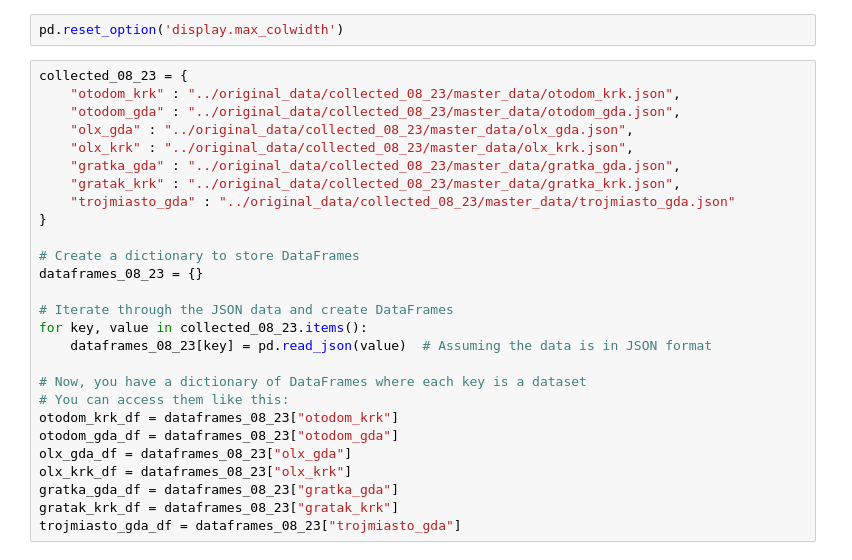
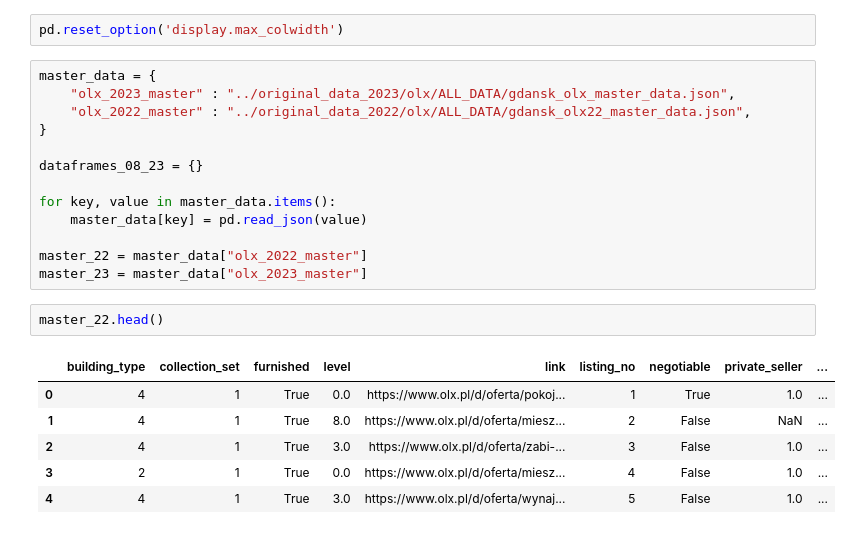
Before and after one commit to Mateusz-Matejko/masters_thesis, a Jupyter notebook: project/data_prepocessing/olx_process.ipynb, the cells around one changed output. Saved outputs shown, nothing was run; the diff lists cells and outputs as text.

```diff
--- a/project/data_prepocessing/olx_process.ipynb
+++ b/project/data_prepocessing/olx_process.ipynb
@@ -6,30 +7,25 @@ import re
 # pd.set_option('display.max_colwidth', None)
 # %%
 pd.reset_option('display.max_colwidth')
-# %%
-collected_08_23 = {
-    "otodom_krk" : "../original_data/collected_08_23/master_data/otodom_krk.json",
-    "otodom_gda" : "../original_data/collected_08_23/master_data/otodom_gda.json",
-    "olx_gda" : "../original_data/collected_08_23/master_data/olx_gda.json",
-    "olx_krk" : "../original_data/collected_08_23/master_data/olx_krk.json",
-    "gratka_gda" : "../original_data/collected_08_23/master_data/gratka_gda.json",
-    "gratak_krk" : "../original_data/collected_08_23/master_data/gratka_krk.json",
-    "trojmiasto_gda" : "../original_data/collected_08_23/master_data/trojmiasto_gda.json"
-}
-
-# Create a dictionary to store DataFrames
-dataframes_08_23 = {}
-
-# Iterate through the JSON data and create DataFrames
-for key, value in collected_08_23.items():
-    dataframes_08_23[key] = pd.read_json(value)  # Assuming the data is in JSON format
-
-# Now, you have a dictionary of DataFrames where each key is a dataset
-# You can access them like this:
-otodom_krk_df = dataframes_08_23["otodom_krk"]
-otodom_gda_df = dataframes_08_23["otodom_gda"]
-olx_gda_df = dataframes_08_23["olx_gda"]
-olx_krk_df = dataframes_08_23["olx_krk"]
-gratka_gda_df = dataframes_08_23["gratka_gda"]
-gratak_krk_df = dataframes_08_23["gratak_krk"]
-trojmiasto_gda_df = dataframes_08_23["trojmiasto_gda"]
+# %%
+master_data = {
+    "olx_2023_master" : "../original_data_2023/olx/ALL_DATA/gdansk_olx_master_data.json",
+    "olx_2022_master" : "../original_data_2022/olx/ALL_DATA/gdansk_olx22_master_data.json",
+}
+
+dataframes_08_23 = {}
+
+for key, value in master_data.items():
+    master_data[key] = pd.read_json(value)
+
+master_22 = master_data["olx_2022_master"]
+master_23 = master_data["olx_2023_master"]
+# %%
+master_22.head()
+# %% [output]
+|  | building_type | collection_set | furnished | level | link | listing_no | negotiable | private_seller | ... |
+| 0 | 4 | 1 | True | 0.0 | https://www.olx.pl/d/oferta/pokoj... | 1 | True | 1.0 | ... |
+| 1 | 4 | 1 | True | 8.0 | https://www.olx.pl/d/oferta/miesz... | 2 | False | NaN | ... |
+| 2 | 4 | 1 | True | 3.0 | https://www.olx.pl/d/oferta/zabi-... | 3 | False | 1.0 | ... |
+| 3 | 2 | 1 | True | 0.0 | https://www.olx.pl/d/oferta/miesz... | 4 | False | 1.0 | ... |
+| 4 | 4 | 1 | True | 3.0 | https://www.olx.pl/d/oferta/wynaj... | 5 | False | 1.0 | ... |
```
Also changed, not shown: parts of 20 cells of this notebook, 7 other files.
